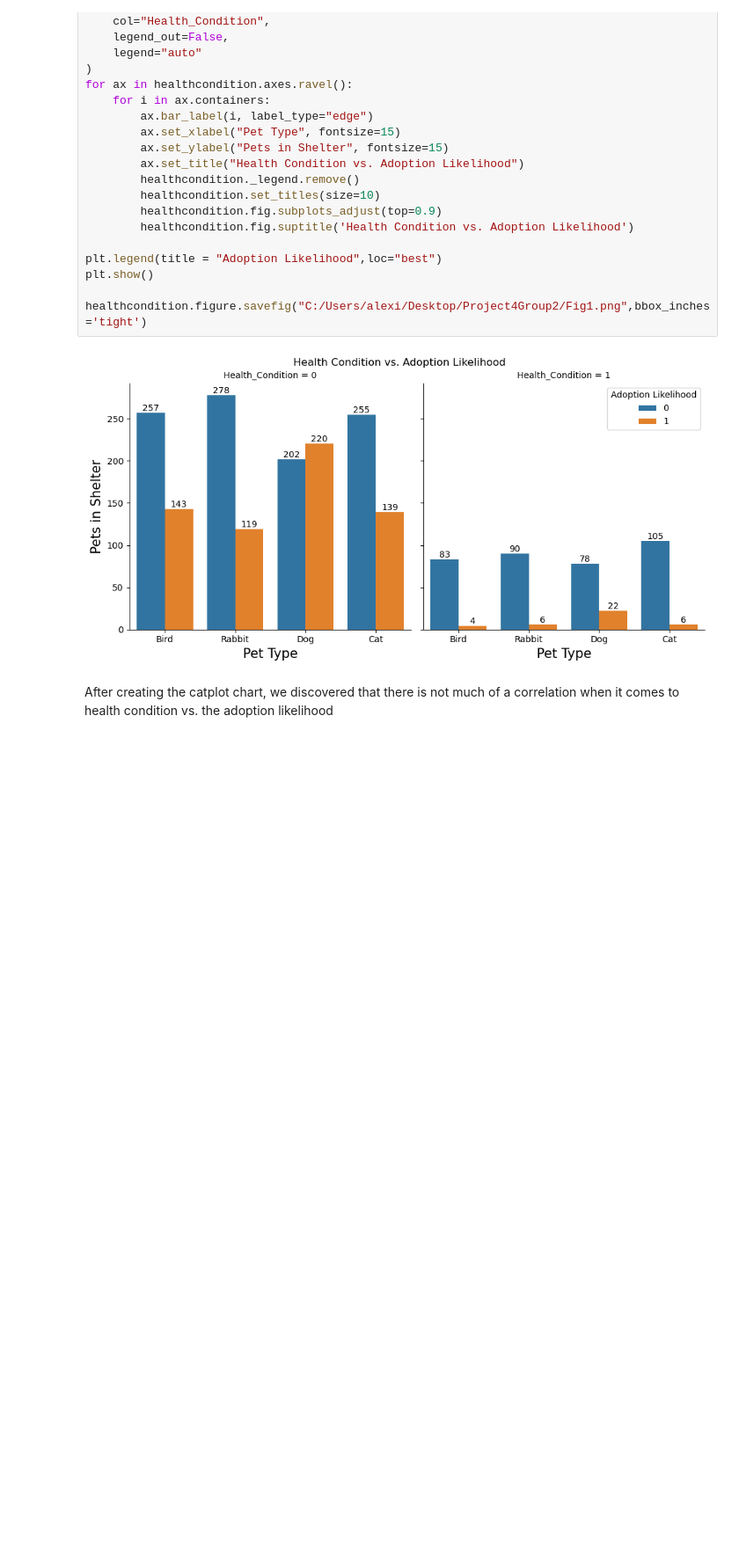
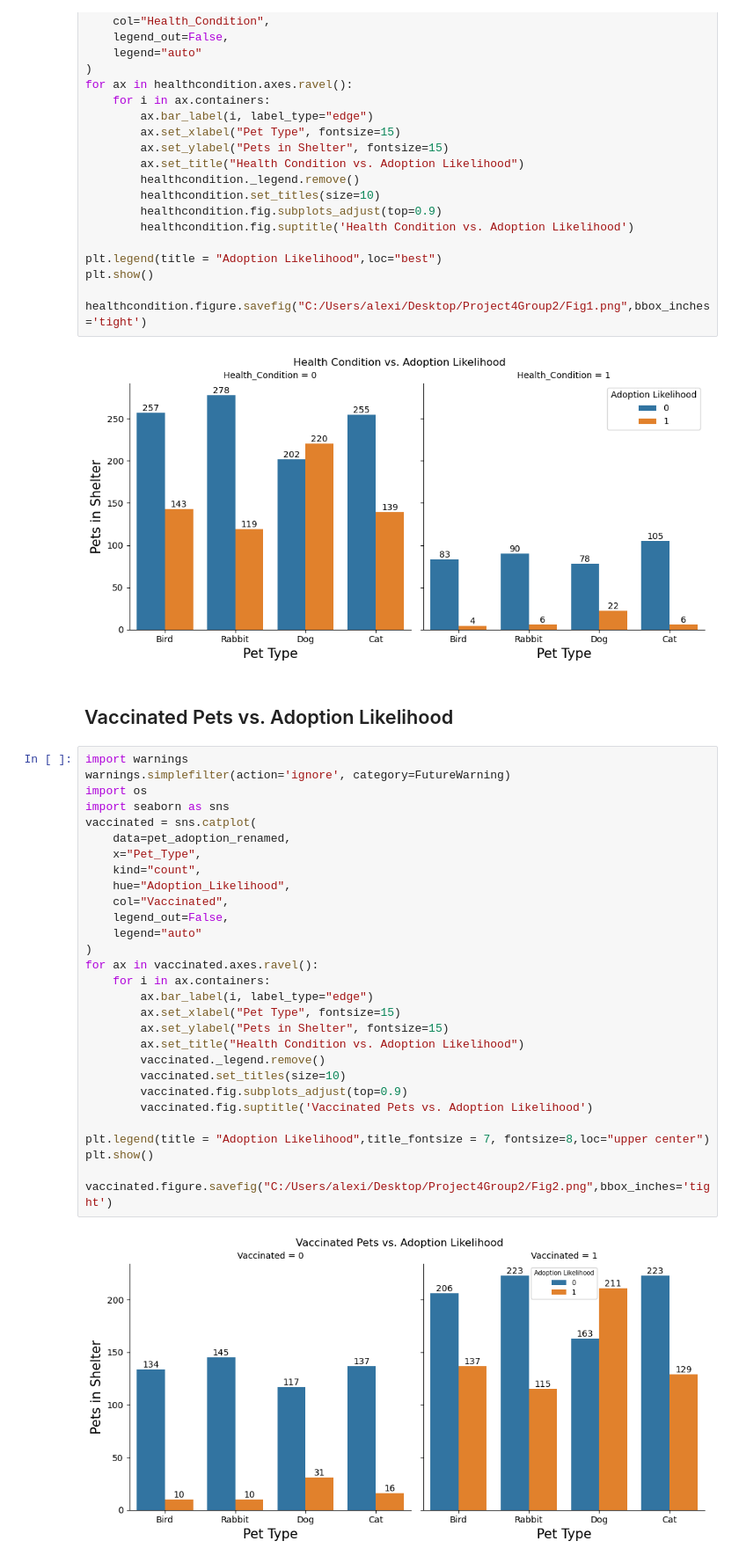
Before and after one commit to alexis4441/Project4Group2, a Jupyter notebook: Project4Group2Clean.ipynb, the cells around one changed output. Shown: that part at 88% size. Drawn from its saved outputs; the diff is of its cells as text; blank space fills up the shorter version.

```diff
--- a/Project4Group2Clean.ipynb
+++ b/Project4Group2Clean.ipynb
@@ -136,5 +145,36 @@ plt.show()
 healthcondition.figure.savefig("C:/Users/alexi/Desktop/Project4Group2/Fig1.png",bbox_inches='tight')
 # %% [output]
 [figure]
-# %% [markdown]
-After creating the catplot chart, we discovered that there is not much of a correlation when it comes to health condition vs. the adoption likelihood
+# %% [markdown]
+## Vaccinated Pets vs. Adoption Likelihood
+# %%
+import warnings
+warnings.simplefilter(action='ignore', category=FutureWarning)
+import os
+import seaborn as sns
+vaccinated = sns.catplot(
+    data=pet_adoption_renamed,
+    x="Pet_Type",
+    kind="count",
+    hue="Adoption_Likelihood",
+    col="Vaccinated",
+    legend_out=False,
+    legend="auto"
+)
+for ax in vaccinated.axes.ravel():
+    for i in ax.containers:
+        ax.bar_label(i, label_type="edge")
+        ax.set_xlabel("Pet Type", fontsize=15)
+        ax.set_ylabel("Pets in Shelter", fontsize=15)
+        ax.set_title("Health Condition vs. Adoption Likelihood")
+        vaccinated._legend.remove()
+        vaccinated.set_titles(size=10)
+        vaccinated.fig.subplots_adjust(top=0.9)
+        vaccinated.fig.suptitle('Vaccinated Pets vs. Adoption Likelihood')
+
+plt.legend(title = "Adoption Likelihood",title_fontsize = 7, fontsize=8,loc="upper center")
+plt.show()
+
+vaccinated.figure.savefig("C:/Users/alexi/Desktop/Project4Group2/Fig2.png",bbox_inches='tight')
+# %% [output]
+[figure, added]
```
Also changed, not shown: parts of 15 cells of this notebook, 4 other files.
